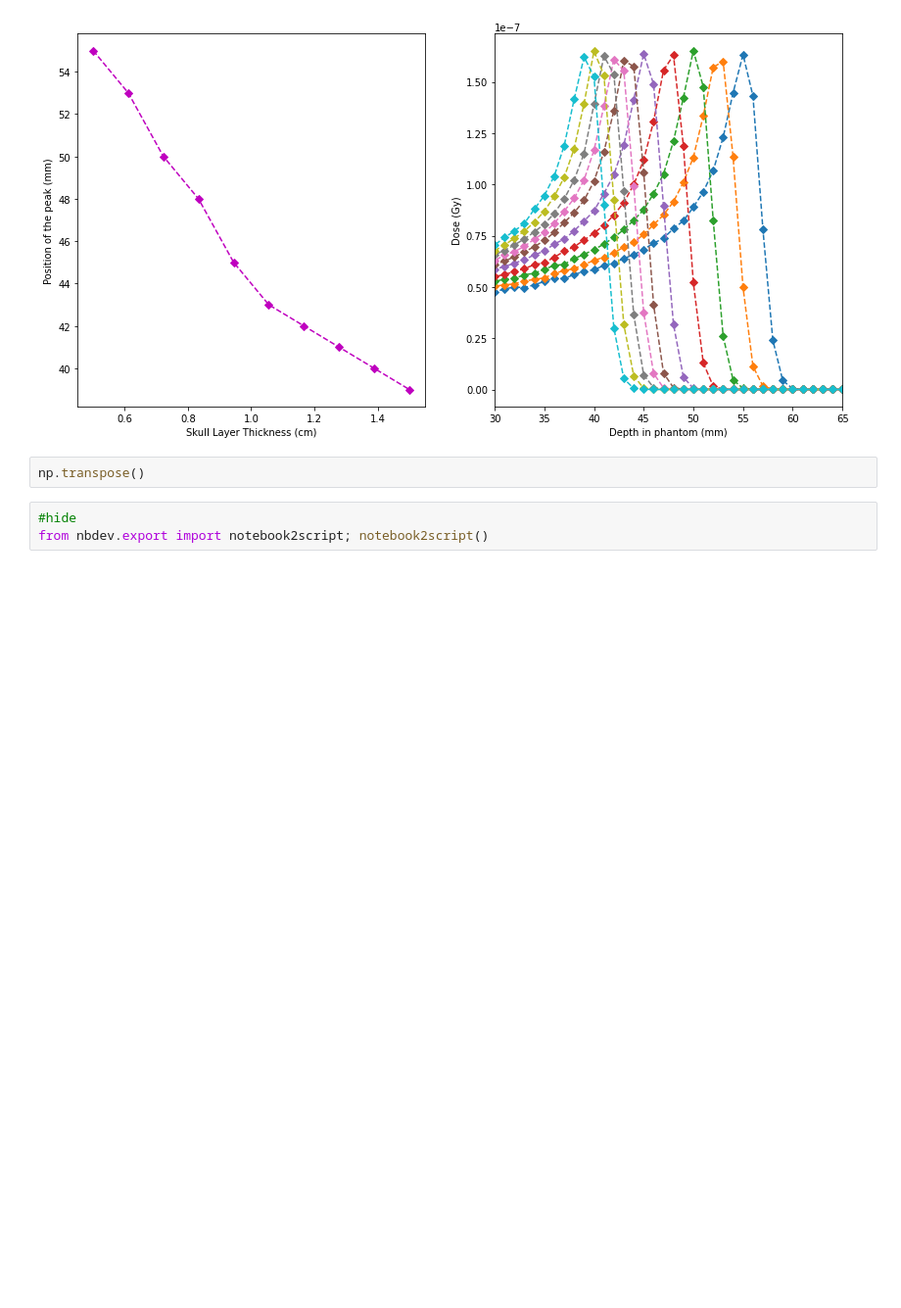
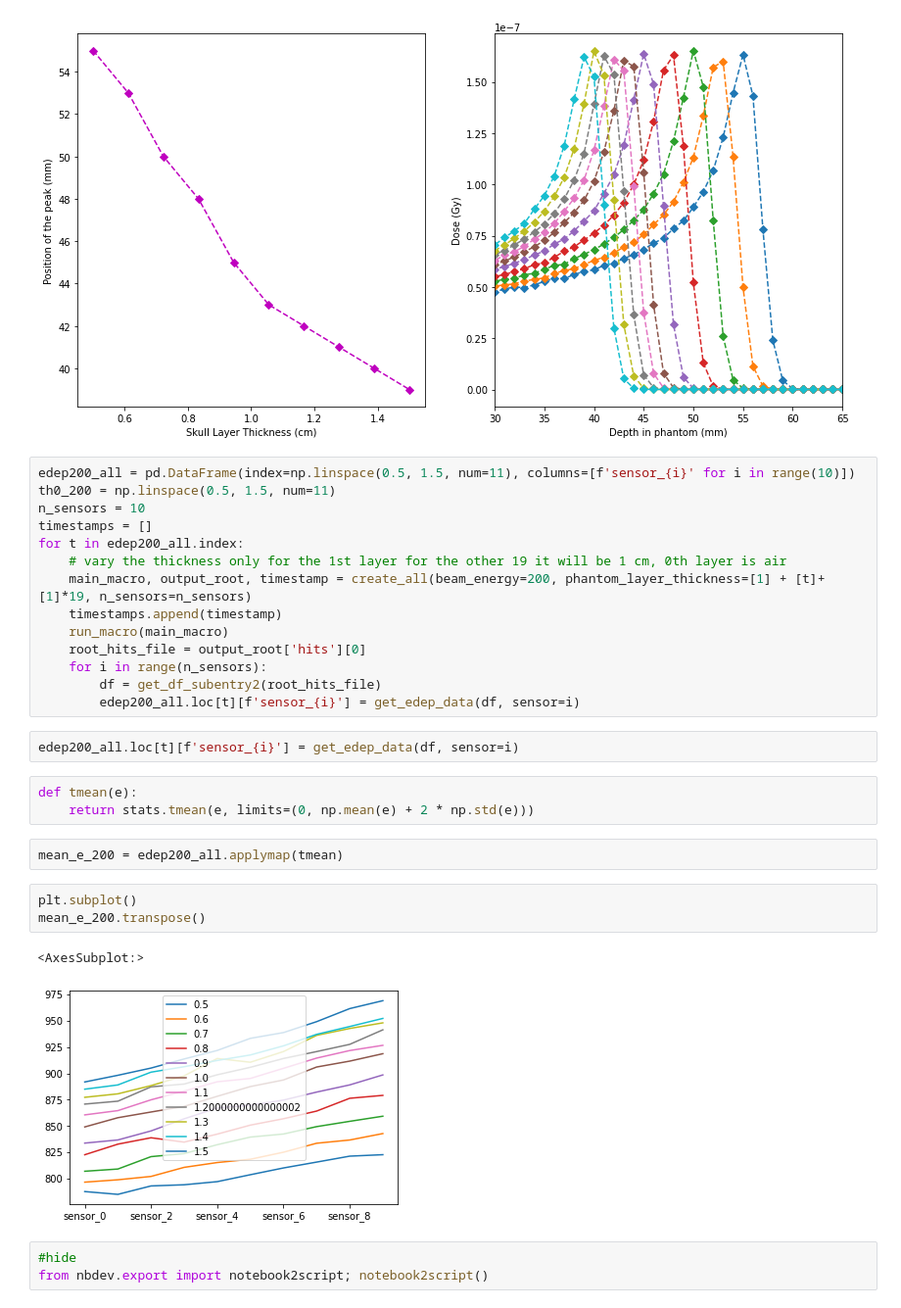
Before and after one commit to dmitryhits/ProtonBeamTherapy, a Jupyter notebook: nbs/21_analysis1.ipynb, the cells around one changed output. Shown at 98% size. Saved outputs shown, nothing was run; the diff lists cells and outputs as text; blank space fills up the shorter version.

```diff
--- a/nbs/21_analysis1.ipynb
+++ b/nbs/21_analysis1.ipynb
@@ -160,8 +161,33 @@ ax[1].set_ylabel('Dose (Gy)')
 # %% [output]
 Text(0, 0.5, 'Dose (Gy)')
 [figure]
-# %%
-np.transpose()
+# %%
+edep200_all = pd.DataFrame(index=np.linspace(0.5, 1.5, num=11), columns=[f'sensor_{i}' for i in range(10)])
+th0_200 = np.linspace(0.5, 1.5, num=11)
+n_sensors = 10
+timestamps = []
+for t in edep200_all.index:
+    # vary the thickness only for the 1st layer for the other 19 it will be 1 cm, 0th layer is air
+    main_macro, output_root, timestamp = create_all(beam_energy=200, phantom_layer_thickness=[1] + [t]+[1]*19, n_sensors=n_sensors)
+    timestamps.append(timestamp)
+    run_macro(main_macro)
+    root_hits_file = output_root['hits'][0]
+    for i in range(n_sensors):
+        df = get_df_subentry2(root_hits_file)
+        edep200_all.loc[t][f'sensor_{i}'] = get_edep_data(df, sensor=i)
+# %%
+edep200_all.loc[t][f'sensor_{i}'] = get_edep_data(df, sensor=i)
+# %%
+def tmean(e):
+    return stats.tmean(e, limits=(0, np.mean(e) + 2 * np.std(e)))
+# %%
+mean_e_200 = edep200_all.applymap(tmean)
+# %%
+plt.subplot()
+mean_e_200.transpose()
+# %% [output]
+<AxesSubplot:>
+[figure, added]
 # %%
 #hide
 from nbdev.export import notebook2script; notebook2script()
```
Also changed, not shown: parts of 1 cell of this notebook, 2 other files.
